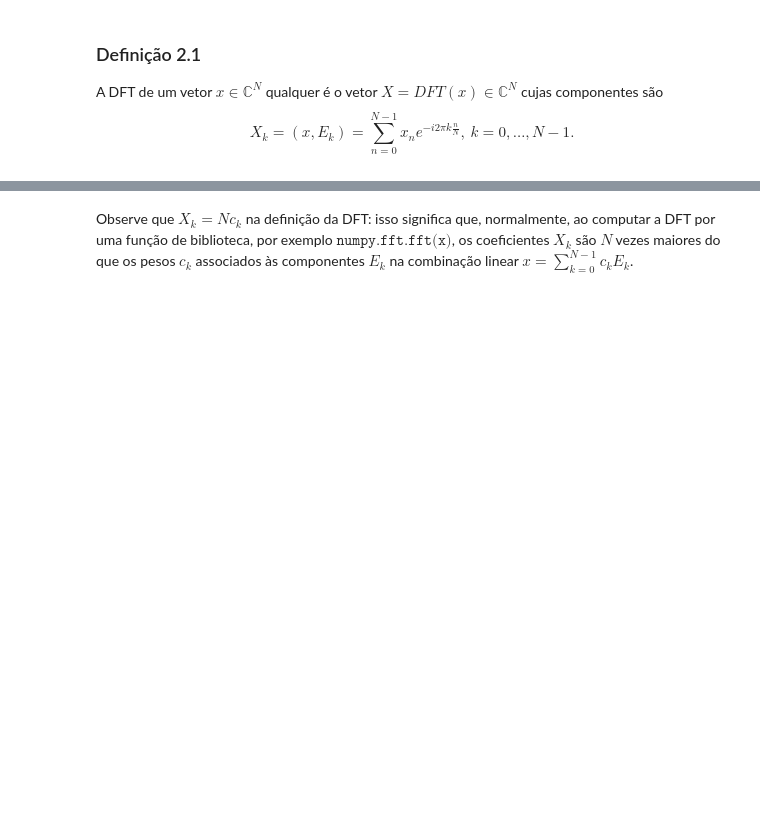
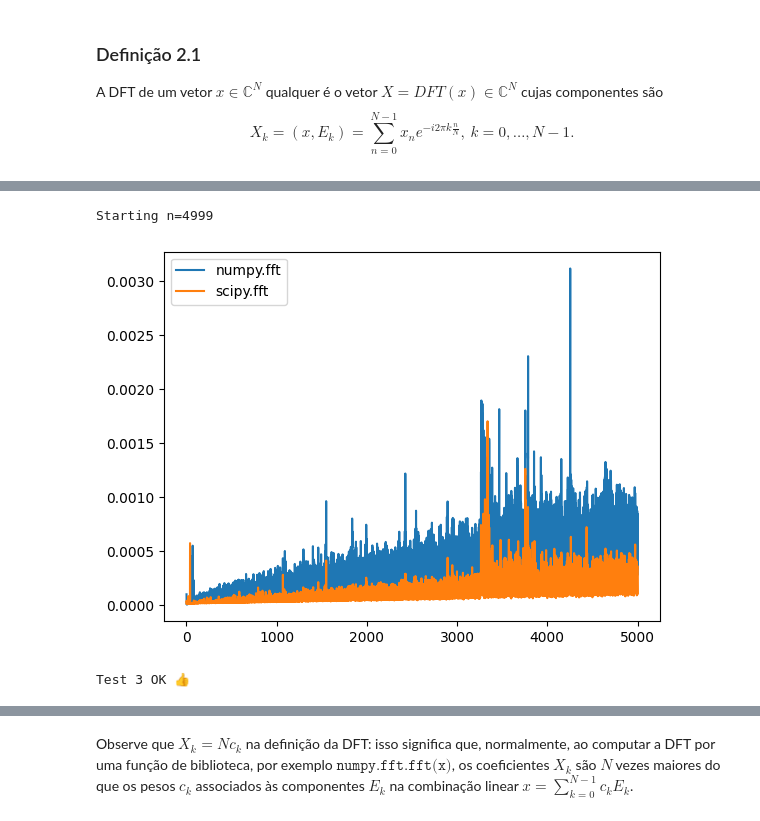
Before and after one commit to diogoalves/mac5920-dsp2022, a Jupyter notebook: aulas/section_2-4.ipynb, the cells around one changed output, grey strips where cells are left out. Cells and saved outputs as stored; diff of their text form; code cells hidden in the pictures; blank space fills up the shorter version.

```diff
--- a/aulas/section_2-4.ipynb
+++ b/aulas/section_2-4.ipynb
@@ -21,0 +213,71 @@ A DFT de um vetor $x\in\mathbb{C}^N$ qualquer é o vetor  $X=DFT(x)\in\mathbb{C}
+# %%
+# curious about the difference between scipy and numpy
+def test_time3_dft(n_min=800, n_max=1200, repetitions=10):
+    ns = range(n_min,n_max)
+    np_times = []
+    scipy_times = []
+    for n in ns:
+        print(f'Starting n={n}', end ="\r" )
+        xn = np.random.randn(n)
+
+        np_n_results = []
+        scipy_n_results = []
+        for t in range(repetitions):
+            np_t0 = time.time()
+            np.fft.fft(xn)
+            np_t1 = time.time()
+            np_n_results.append(np_t1-np_t0)
+
+            scipy_t0 = time.time()
+            fft.fft(xn)
+            scipy_t1 = time.time()
+            scipy_n_results.append(scipy_t1-scipy_t0)
+
+
+        np_times.append(sum(np_n_results)/repetitions)
+        scipy_times.append(sum(scipy_n_results)/repetitions)
+
+
+    plt.plot(ns, np_times, label='numpy.fft')
+    plt.plot(ns, scipy_times, label='scipy.fft')
+    plt.legend()
+
+test_time3_dft(n_min=1, n_max=5000, repetitions=20)
+# %% [output]
+Starting n=4999
+[figure, added]
+# %%
+# use the property of fft of canonical values [0,0,0,1,0,0,0]
+def test2_dft1(max_dimension=4):
+    dimensions = range(1,max_dimension+1)
+    for dimension in dimensions:
+        canonical_xn = [0] * (max_dimension)
+        canonical_xn[dimension-1]=1
+
+        golden = np.fft.fft(canonical_xn)
+        dut = dft1(canonical_xn)
+        assert np.allclose(golden, dut) == True , "Erro, o código da dft não está batendo com o do numpy"
+
+    print('Test2 OK 👍')
+
+def test3_dft1(max_dimension=4):
+    dimensions = range(1,max_dimension+1)
+    for dimension in dimensions:
+        canonical_xn = [0] * (max_dimension)
+        canonical_xn[dimension-1]=1
+
+        dut = dft1(canonical_xn)
+
+        # comparing with base Enk conjugated
+        N = max_dimension
+        t = np.linspace(0, 1, N, endpoint=False)
+        k = np.arange(0,N,1).reshape((N,1))
+        golden = np.exp(-1j*2*math.pi*k*t)
+
+        assert np.allclose(golden[dimension-1], dut) == True , "Erro, o código da dft não está batendo com o valor da base"
+
+    print('Test 3 OK 👍')
+
+test3_dft1(40)
+# %% [output]
+Test 3 OK 👍
```
Also changed, not shown: parts of 9 cells of this notebook, 3 other files.
